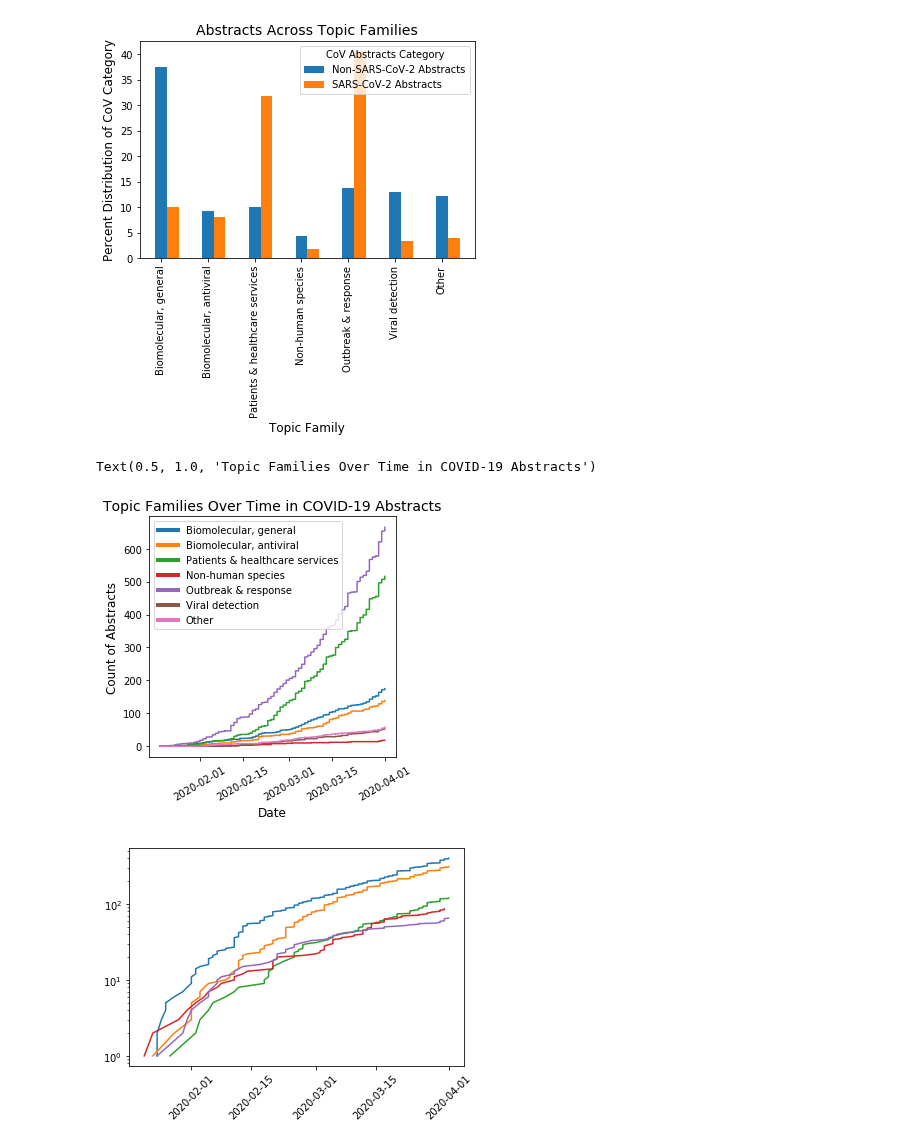
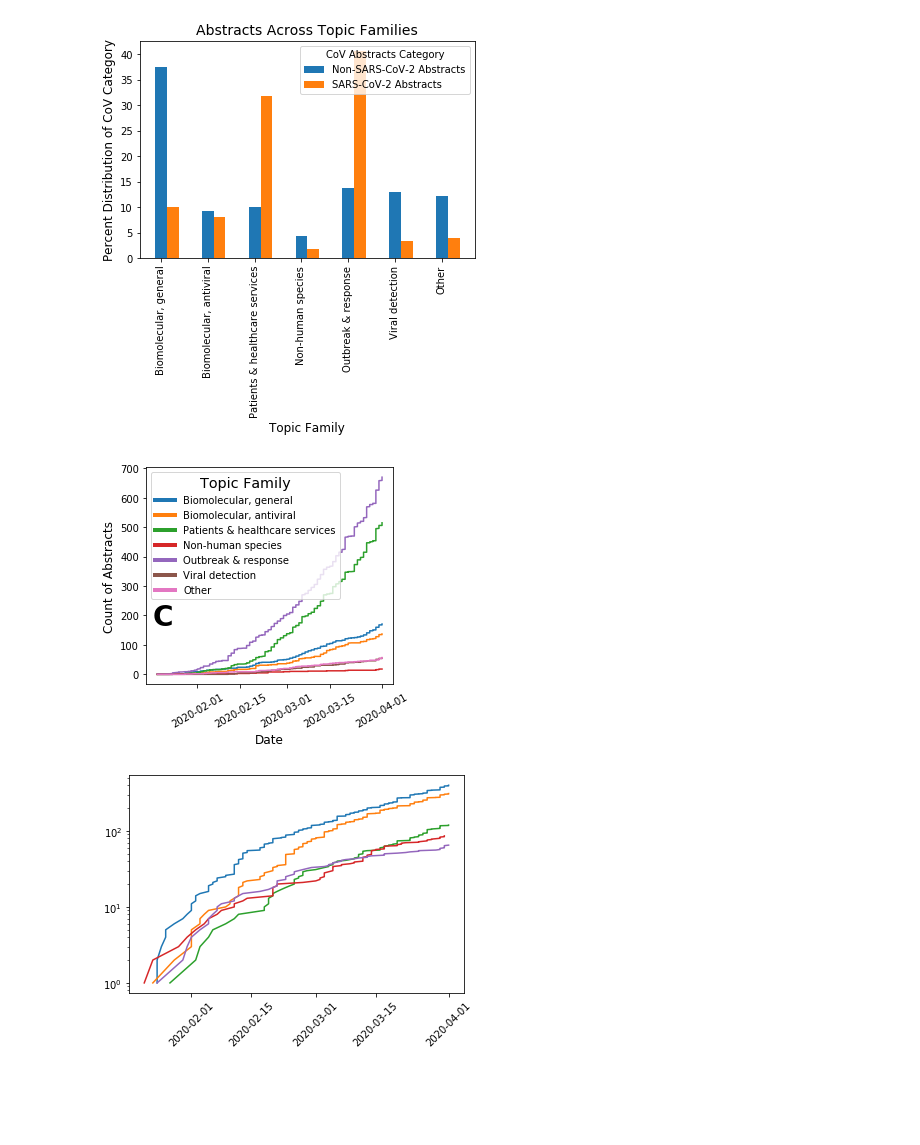
Before and after one commit to COVID19-DVRN/8-AI-Mapping-of-Relevant-Coronavirus-Literature, a Jupyter notebook: analysis/cord_19_lda_subset.ipynb, the cells around one changed output. Saved outputs shown, nothing was run; the diff lists cells and outputs as text; code cells hidden in the pictures; blank space fills up the shorter version.

```diff
--- a/analysis/cord_19_lda_subset.ipynb
+++ b/analysis/cord_19_lda_subset.ipynb
@@ -487,24 +485,27 @@ plt.show()
 # %%
 sums_all, sums_covid = [], []
 fig, ax = plt.subplots(figsize=(4.43, 4.43))
 for t, lst in enumerate(t_all):
     boolean = subset_COVID['Dominant_Topic'].isin(lst)
     sums_covid.append(sum(boolean))
     plt.plot(subset_COVID['converted_datetime'], np.cumsum(boolean), label = t_all_names[t])
 plt.xticks(rotation=30)
 
-leg = plt.legend()
+leg = ax.legend(title='Topic Family')
+plt.setp(leg.get_title(),fontsize='x-large')
 # get the individual lines inside legend and set line width
 for line in leg.get_lines():
     line.set_linewidth(4)
 
 plt.ylabel('Count of Abstracts', size=12)
 plt.xlabel('Date', size=12)
-plt.title('Topic Families Over Time in COVID-19 Abstracts', size=14)
+plt.text(0.025, 0.375, 'C', transform=ax.transAxes, fontsize=28, fontweight='bold', va='top')
+# plt.title('Topic Families Over Time in COVID-19 Abstracts', size=14)
 # plt.yscale('log')
+plt.gcf().subplots_adjust(bottom=0.20)
+plt.savefig('Paper/Figures/7c.png', dpi=dpi)
 # %% [output]
-Text(0.5, 1.0, 'Topic Families Over Time in COVID-19 Abstracts')
-[figure, old version]
+[figure, new version]
 # %%
 plt.bar(np.arange(0, max(metadata_dt_analysis['Dominant_Topic'])),
         np.bincount(metadata_dt_analysis['Dominant_Topic'], minlength=max(metadata_dt_analysis['Dominant_Topic']))[1:],
```
Also changed, not shown: parts of 3 cells of this notebook.
